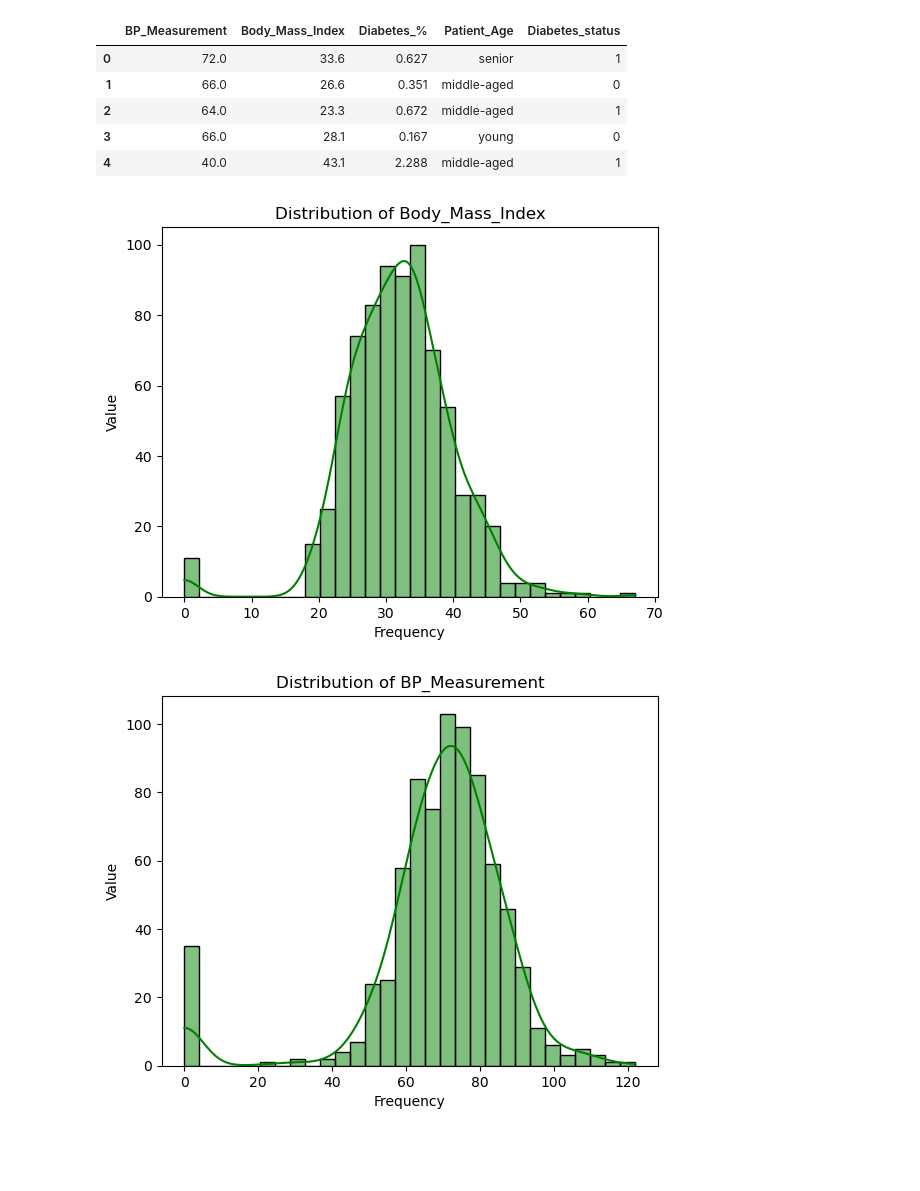
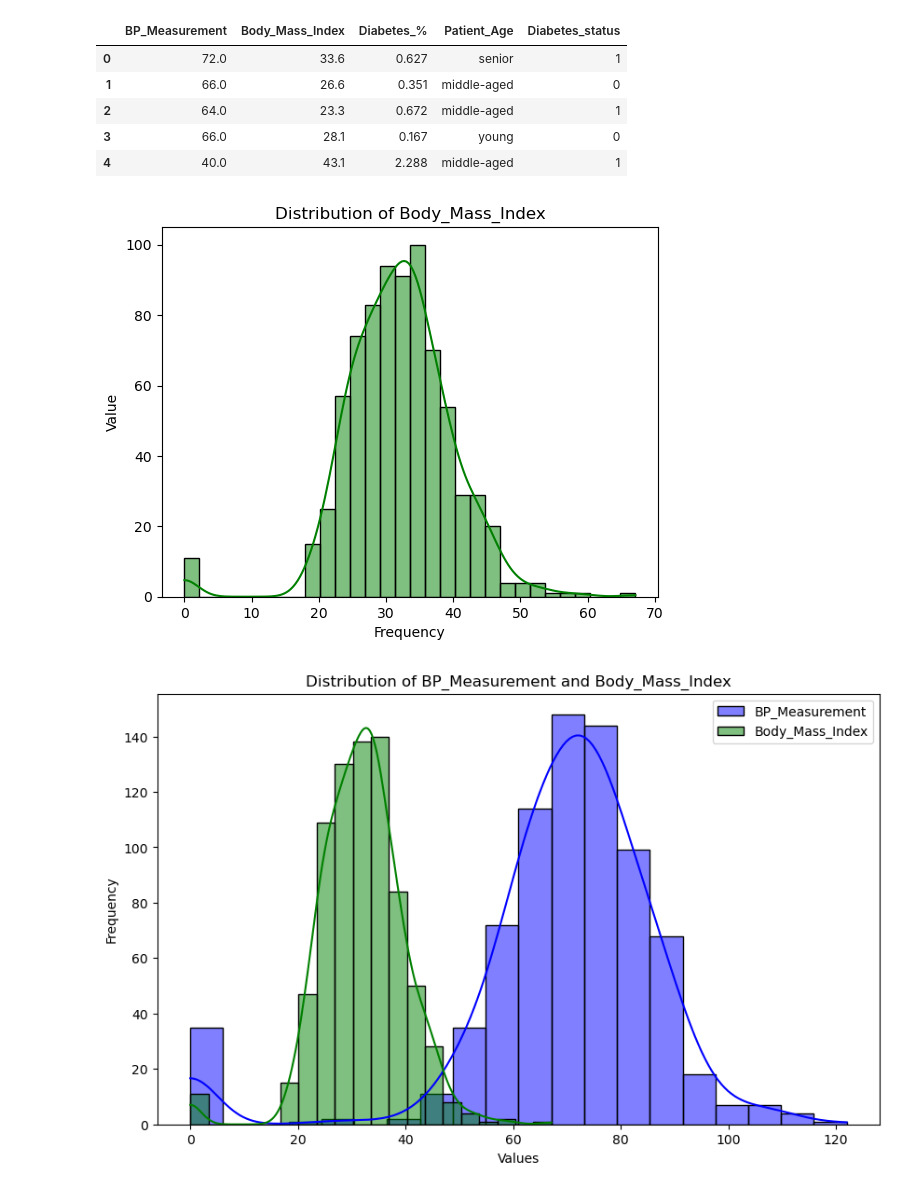
Before and after one commit to Abiton198/diabetes_data_analysis, a Jupyter notebook: diabetes_data_analysis.ipynb, the cells around one changed output. Drawn from its saved outputs; the diff is of its cells as text; code cells hidden in the pictures; blank space fills up the shorter version.

Commit message:
data visualization - plot data distribution comparisons

```diff
--- a/diabetes_data_analysis.ipynb
+++ b/diabetes_data_analysis.ipynb
@@ -272,7 +272,43 @@ def plot_distribution(ds, column):
 # %%
 #call function - choose any column to visualize
 plot_distribution(ds, 'Body_Mass_Index')
-plot_distribution(ds, 'BP_Measurement')
+# plot_distribution(ds, 'BP_Measurement')
 # %% [output]
 [figure]
-[figure, removed]
+# %%
+#can compare to distribution to further have deep insights of the data
+def compare_distributions(ds, column1, column2):
+    """
+    Plots the distribution of a given columns.
+
+    Parameters:
+    ds: The DataFrame containing the data.
+    column (str): The column to visualize.
+    column2(str): The column to visualize
+
+    Returns:
+    None
+    """
+
+
+    # Comparing the distribution of two variables: 'BP_Measurement' and 'Body_Mass_Index'
+    plt.figure(figsize=(10, 6))
+
+    # Histogram & KDE for 'Glucose'
+    sbn.histplot(ds[column1], kde=True, color='blue', label=column1, bins=20)
+
+    # Histogram & KDE for 'BMI'
+    sbn.histplot(ds[column2], kde=True, color='green', label=column2, bins=20)
+
+    # Adding titles and labels
+    plt.title(f'Distribution of {column1} and {column2}')
+    plt.xlabel('Values')
+    plt.ylabel('Frequency')
+    plt.legend()
+
+    # Show the plot
+    plt.show()
+# %%
+compare_distributions(ds, 'BP_Measurement', 'Body_Mass_Index')
+# %% [output]
+[figure, added]
```
Also changed, not shown: parts of 1 cell of this notebook.
